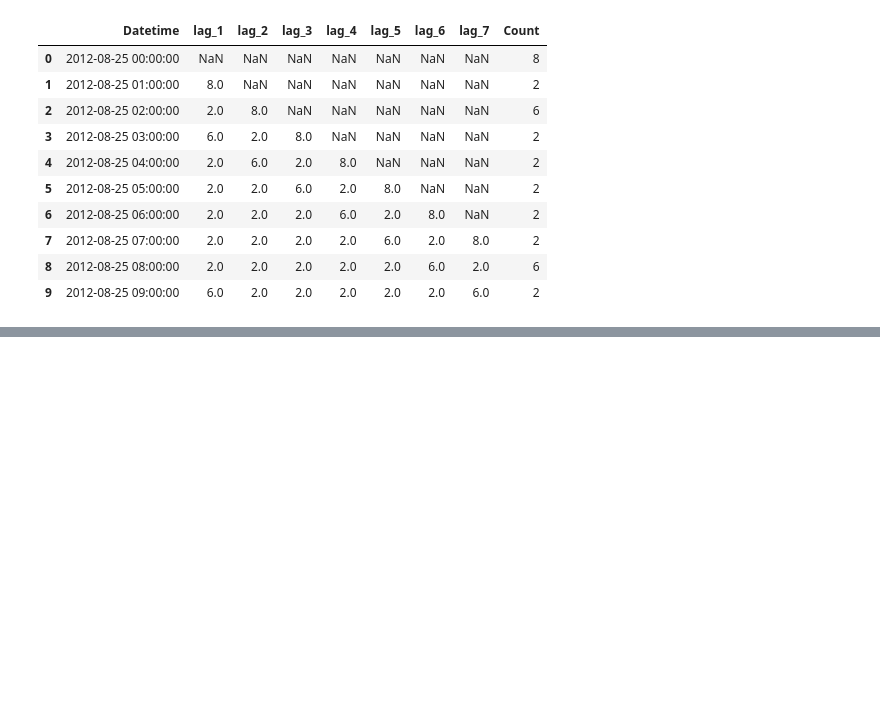
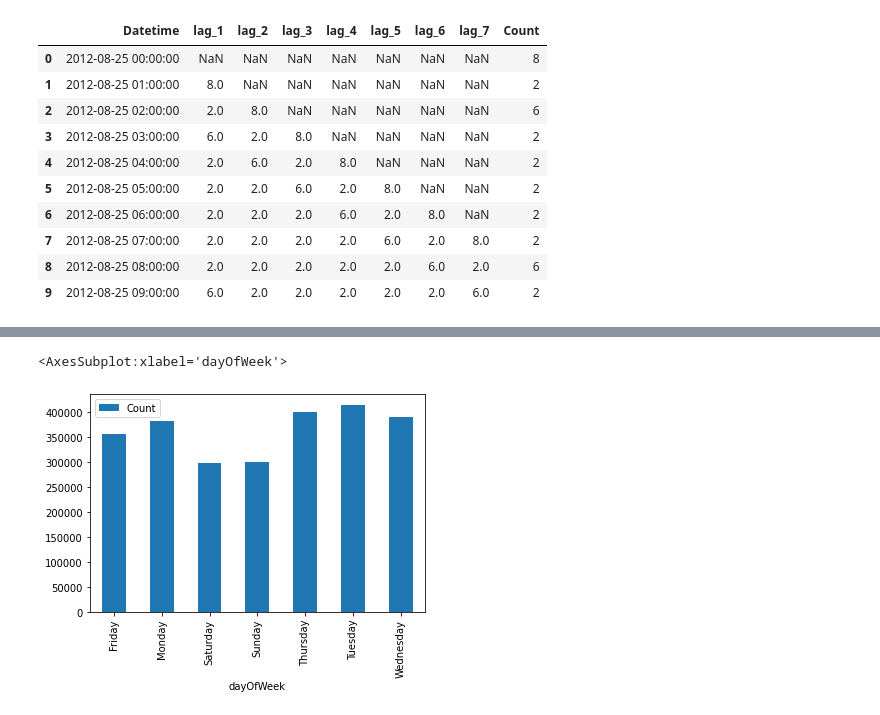
Before and after one commit to hasanali28/shell, a Jupyter notebook: module3/Modul3_FE_TimeSeries.ipynb, the cells around one changed output, grey strips where cells are left out. Saved outputs shown, nothing was run; the diff lists cells and outputs as text; code cells hidden in the pictures; blank space fills up the shorter version.

```diff
--- a/module3/Modul3_FE_TimeSeries.ipynb
+++ b/module3/Modul3_FE_TimeSeries.ipynb
@@ -136,0 +152,6 @@ data.head(10)
+# %%
+import pandas as pd
+data = pd.read_csv('../data/Train_SU63ISt.csv', parse_dates=['Datetime'], index_col='Datetime', usecols=['Datetime','Count'])
+# data['Datetime'] = pd.to_datetime(data['Datetime'],format='%d-%m-%Y %H:%M')
+
+data.head()
@@ -136,0 +186,3 @@ data.head(10)
+# %%
+# extract day of the week in a separate columns
+data['dayOfWeek'] = data.index.day_name()
@@ -136,0 +191,10 @@ data.head(10)
+# %%
+import numpy as np
+# group by day of the week and resample daily count and find patterns
+daily_df = data.resample('1d').agg( {"Count" : "sum" , "dayOfWeek" : 'first' }  )
+# %%
+# Which day of the week has the max Count
+daily_df.groupby('dayOfWeek').sum().plot.bar()
+# %% [output]
+<AxesSubplot:xlabel='dayOfWeek'>
+[figure, added]
```
Also changed, not shown: parts of 17 cells of this notebook, 2 other files.
